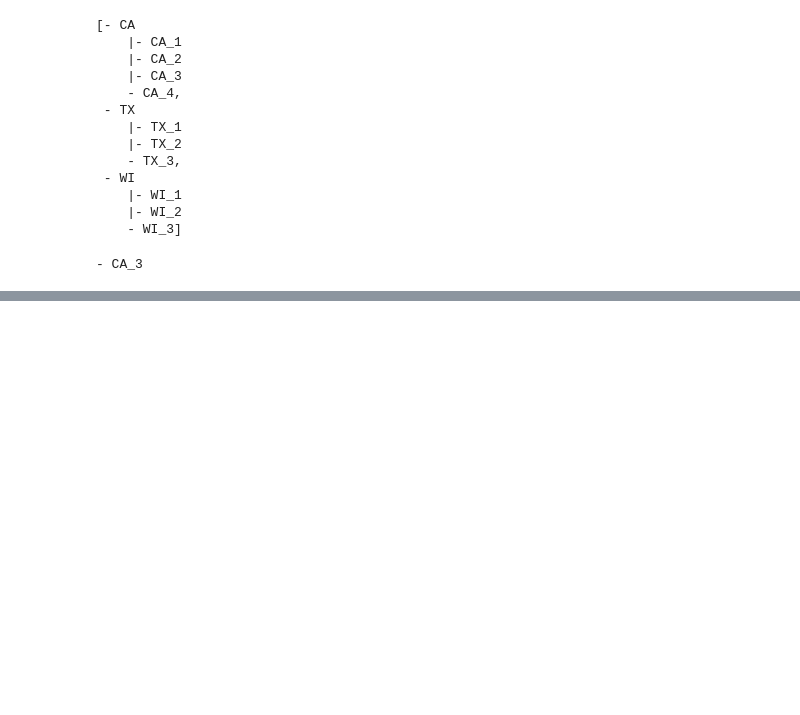
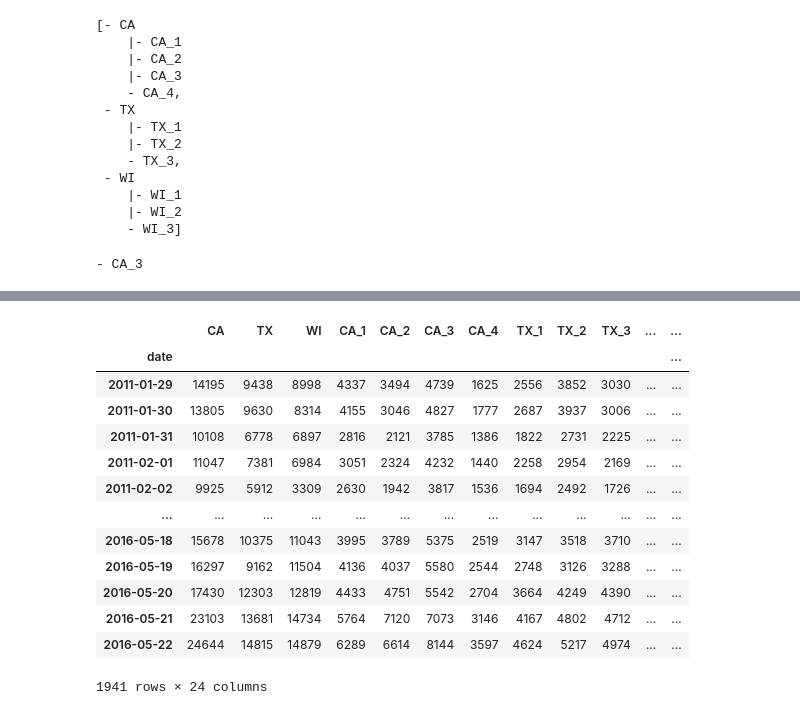
Before and after one commit to sithankanna/hts-forecast, a Jupyter notebook: notebooks/004-EK-Hierarchy.ipynb, the cells around one changed output, grey strips where cells are left out. Saved outputs shown, nothing was run; the diff lists cells and outputs as text; code cells hidden in the pictures; blank space fills up the shorter version.

```diff
--- a/notebooks/004-EK-Hierarchy.ipynb
+++ b/notebooks/004-EK-Hierarchy.ipynb
@@ -218,3 +246,20 @@ ht.children[0].children[2]
+# %%
+combinedframe
+# %% [output]
+|  | CA | TX | WI | CA_1 | CA_2 | CA_3 | CA_4 | TX_1 | TX_2 | TX_3 | ... | ... |
+| date |  |  |  |  |  |  |  |  |  |  |  | ... |
+| 2011-01-29 | 14195 | 9438 | 8998 | 4337 | 3494 | 4739 | 1625 | 2556 | 3852 | 3030 | ... | ... |
+| 2011-01-30 | 13805 | 9630 | 8314 | 4155 | 3046 | 4827 | 1777 | 2687 | 3937 | 3006 | ... | ... |
+| 2011-01-31 | 10108 | 6778 | 6897 | 2816 | 2121 | 3785 | 1386 | 1822 | 2731 | 2225 | ... | ... |
+| 2011-02-01 | 11047 | 7381 | 6984 | 3051 | 2324 | 4232 | 1440 | 2258 | 2954 | 2169 | ... | ... |
+| 2011-02-02 | 9925 | 5912 | 3309 | 2630 | 1942 | 3817 | 1536 | 1694 | 2492 | 1726 | ... | ... |
+| ... | ... | ... | ... | ... | ... | ... | ... | ... | ... | ... | ... | ... |
+| 2016-05-18 | 15678 | 10375 | 11043 | 3995 | 3789 | 5375 | 2519 | 3147 | 3518 | 3710 | ... | ... |
+| 2016-05-19 | 16297 | 9162 | 11504 | 4136 | 4037 | 5580 | 2544 | 2748 | 3126 | 3288 | ... | ... |
+| 2016-05-20 | 17430 | 12303 | 12819 | 4433 | 4751 | 5542 | 2704 | 3664 | 4249 | 4390 | ... | ... |
+| 2016-05-21 | 23103 | 13681 | 14734 | 5764 | 7120 | 7073 | 3146 | 4167 | 4802 | 4712 | ... | ... |
+| 2016-05-22 | 24644 | 14815 | 14879 | 6289 | 6614 | 8144 | 3597 | 4624 | 5217 | 4974 | ... | ... |
+1941 rows × 24 columns
 # %%
 #fit to HTSregressor
 regressor = HTSRegressor(model='holt_winters', revision_method='OLS', n_jobs=1)
```
Also changed, not shown: parts of 10 cells of this notebook.
